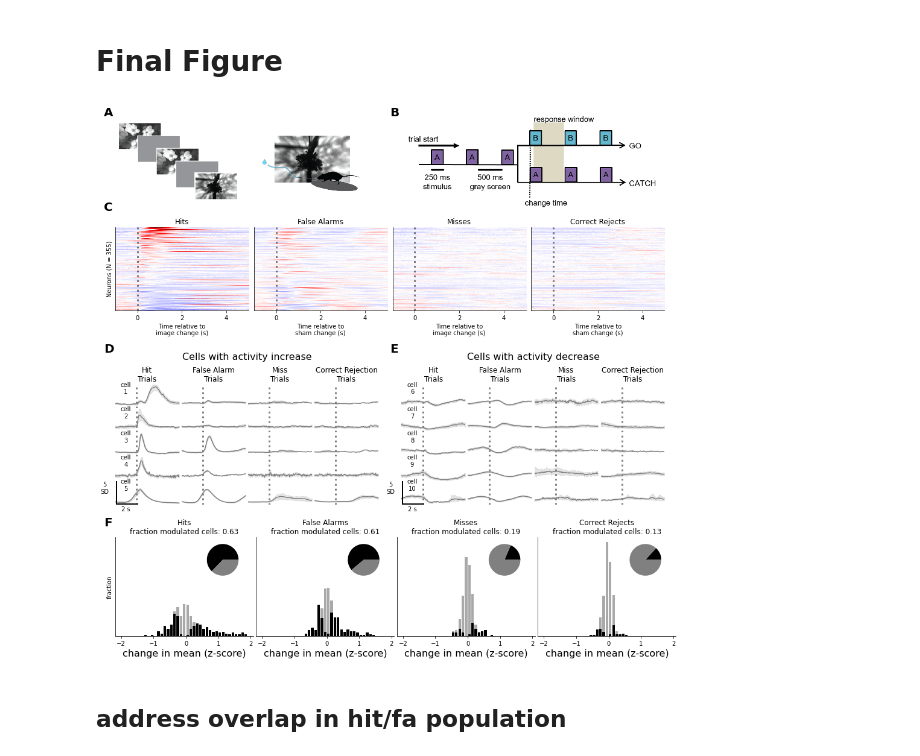
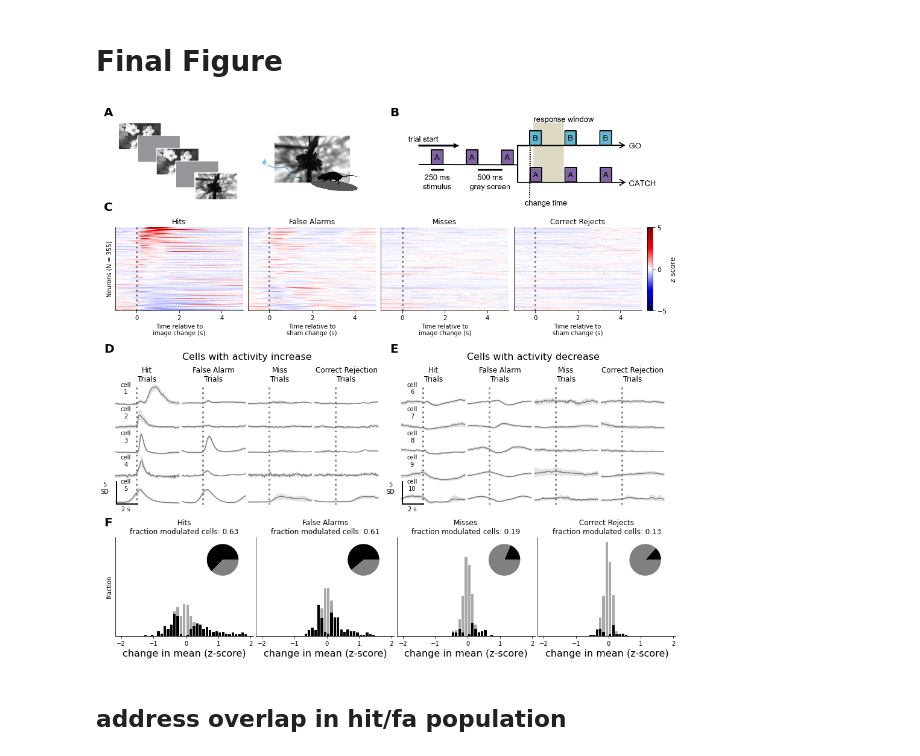
Before and after one commit to AllenInstitute/claustrum_imaging_manuscript, a Jupyter notebook: figure_4/figure_4.ipynb, the cells around one changed output. Drawn from its saved outputs; the diff is of its cells as text; code cells hidden in the pictures.

```diff
--- a/figure_4/figure_4.ipynb
+++ b/figure_4/figure_4.ipynb
@@ -211,7 +211,7 @@ plot_response_histograms(ax=None, significance_threshold=0.05)
 # %% [markdown]
 ## plot response heatmaps
 # %%
-def plot_heatmaps(ax=None, order_by_hits=False):
+def plot_heatmaps(ax=None, order_by_hits=False, heatmap_lims=[-5,5]):
     if ax is None:
         fig,ax=plt.subplots(1,4,figsize=(12,5))
 
@@ -236,11 +236,11 @@ def plot_heatmaps(ax=None, order_by_hits=False):
 
         ax[ii].imshow(
             arr.T,
-            clim=[-5,5],
-            cmap='seismic',
-            aspect='auto',
-            extent=(tmin,tmax,0,len(col_order)),
-            interpolation='none'
+            clim = heatmap_lims,
+            cmap = 'seismic',
+            aspect = 'auto',
+            extent = (tmin,tmax,0,len(col_order)),
+            interpolation = 'none'
         )
 
         ax[ii].set_title(titles[ii])
@@ -251,11 +251,26 @@ def plot_heatmaps(ax=None, order_by_hits=False):
 
         ax[ii].set_xlim(-1,5)
 
-        ax[0].set_ylabel('Neurons (N = {})'.format(len(responsiveness_summary_all.query('condition == "hit"'))))
-        ax[0].set_xlabel('Time relative to\nimage change (s)')
-        ax[1].set_xlabel('Time relative to\nsham change (s)')
-        ax[2].set_xlabel('Time relative to\nimage change (s)')
-        ax[3].set_xlabel('Time relative to\nsham change (s)')
+    ax[0].set_ylabel('Neurons (N = {})'.format(len(responsiveness_summary_all.query('condition == "hit"'))))
+    ax[0].set_xlabel('Time relative to\nimage change (s)')
+    ax[1].set_xlabel('Time relative to\nsham change (s)')
+    ax[2].set_xlabel('Time relative to\nimage change (s)')
+    ax[3].set_xlabel('Time relative to\nsham change (s)')
+
+#     ax[3].plot([4.45, 4.45], [10, 60], color = 'black', linewidth = 3)
+#     ax[3].text(4.25, 35, '50\nneurons', color = 'black', ha = 'right', va = 'center')
+# %%
+def make_colorbar(ax, image_axis, vmin, vmax, cmap, label, tick_locs, tick_labels=None, label_fontsize=None, ticklabel_fontsize=11):
+
+    cbar = fig.colorbar(image_axis.images[0], cax=ax, label=label)
+    if ticklabel_fontsize:
+        cbar.ax.tick_params(labelsize=ticklabel_fontsize)
+    if label_fontsize:
+        cbar.set_label(label=label, size=label_fontsize)
+
+    cbar.set_ticks(tick_locs)
+    if tick_labels:
+        cbar.set_ticklabels(tick_labels)
 # %%
 responsiveness_summary_all.query('condition == "hit"').sort_values(by='mean_change_magnitude',ascending=False)
 col_order = []
@@ -491,16 +512,19 @@ axes = {
     'A1':plotting_utilities.placeAxesOnGrid(figure, xspan=[0.0,0.25], yspan=[0,0.2]),
     'A2':plotting_utilities.placeAxesOnGrid(figure, xspan=[0.25,0.5], yspan=[0,0.2]),
     'B':plotting_utilities.placeAxesOnGrid(figure,  xspan=[0.5,1],    yspan=[0,0.2]),
-    'C':plotting_utilities.placeAxesOnGrid(figure,  xspan=[0.02,0.98],   yspan=[0.22,0.38], dim=[1,4], sharex=True, sharey=True, wspace=0.04),
+    'C':plotting_utilities.placeAxesOnGrid(figure,  xspan=[0.02,0.94],   yspan=[0.22,0.38], dim=[1,4], sharex=True, sharey=True, wspace=0.04),
+    'C_colorbar':plotting_utilities.placeAxesOnGrid(figure,  xspan=[0.95,0.96],   yspan=[0.22,0.38]),
     'D':plotting_utilities.placeAxesOnGrid(figure,  xspan=[0.02,0.48],   yspan=[0.52,0.75], dim=[n_example_cells,4], sharex=False, sharey=True, wspace=0.04, hspace=0.04),
     'E':plotting_utilities.placeAxesOnGrid(figure,  xspan=[0.52,0.98],   yspan=[0.52,0.75], dim=[n_example_cells,4], sharex=False, sharey=True, wspace=0.04, hspace=0.04),
     'F':plotting_utilities.placeAxesOnGrid(figure,  xspan=[0.02,1],   yspan=[0.81,1],    dim=[1,4], sharex=True, sharey=True, wspace=0.02),
 }
 
+
 show_schematic('flashing_image_schematic.png', ax=axes['A1'])
 show_schematic('mouse_schematic.png', ax=axes['A2'])
 show_schematic('task_schematic.png', ax=axes['B'])
 plot_heatmaps(ax=axes['C'], order_by_hits=True)
+make_colorbar(axes['C_colorbar'], image_axis=ax['heatmaps'][0], vmin=-5, vmax=5, cmap='seismic', label='z score', tick_locs=[-5, 0, 5], label_fontsize=12)
 
 helper_functions.plot_examples(facilitated.sample(5,random_state=3), session, ax=axes['D'], xlim=(-2,4), ylim=(-1,3), first_index=1)
 helper_functions.plot_examples(suppressed.sample(5,random_state=3), session, ax=axes['E'], xlim=(-2,4), ylim=(-1,3), first_index=6)
@@ -518,34 +542,34 @@ labels = [
 ]
 for label in labels:
     plotting_utilities.add_label(
         figure,
         label_text = label['label_text'],
         xpos = label['xpos'],
         ypos = label['ypos'],
         fontsize=20,
         weight="bold"
     )
 
 # add titles
 titles = [
     {'title_text':'Cells with activity increase', 'xpos':0.25,   'ypos':0.45},
     {'title_text':'Cells with activity decrease', 'xpos':0.75, 'ypos':0.45},
 ]
 for title in titles:
     plotting_utilities.add_label(
         figure,
         label_text = title['title_text'],
         xpos = title['xpos'],
         ypos = title['ypos'],
         fontsize=16,
         ha='center',
         va='top'
     )
 
 if save_fig:
     plotting_utilities.save_figure(figure, fname='figure_4', formats=['.png','.pdf'], size=figsize, dpi=500)
 # %% [output]
-[figure, old version]
+[figure, new version]
 # %% [markdown]
 ## address overlap in hit/fa population
 # %% [markdown]
```
Also changed, not shown: parts of 4 cells of this notebook, 8 other files.
